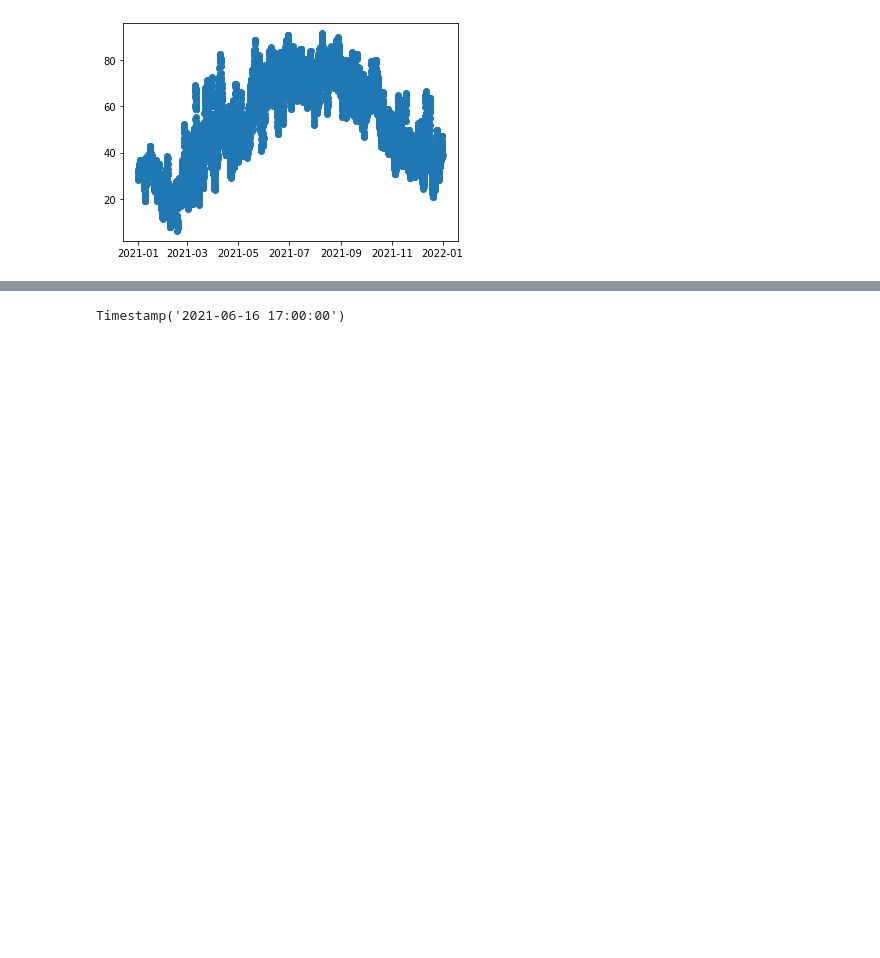
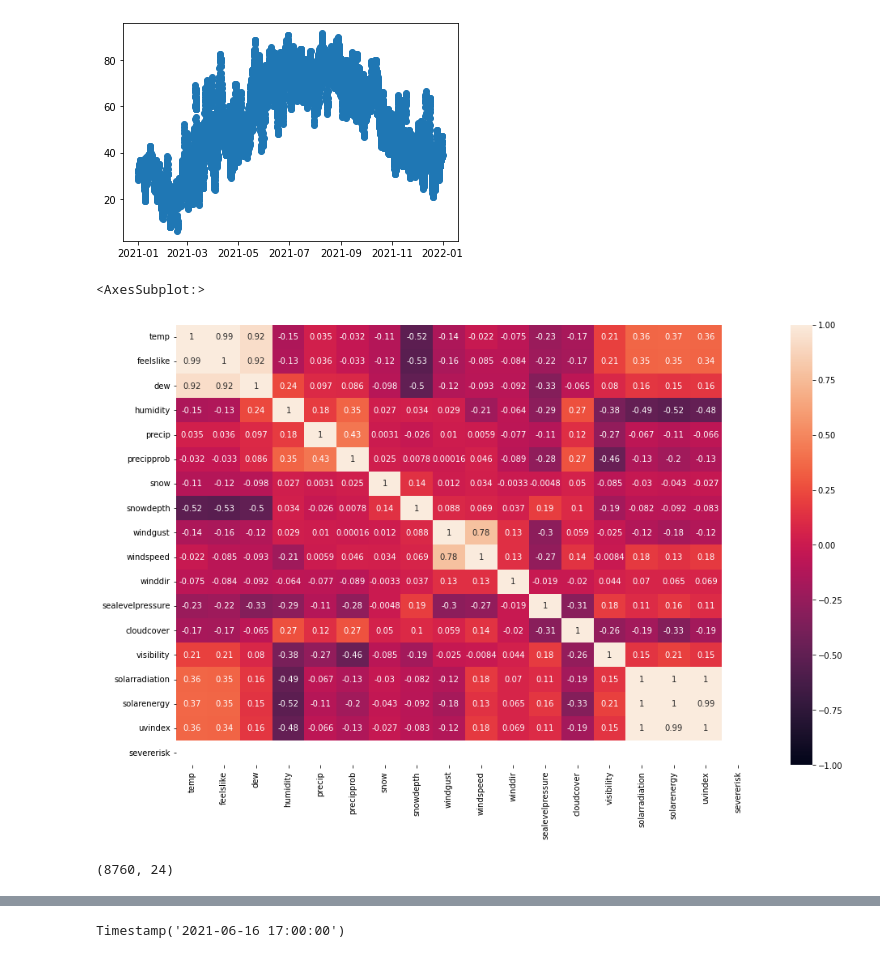
Before and after one commit to pieperpaula/MLProject, a Jupyter notebook: weather_exploration.ipynb, the cells around one changed output, grey strips where cells are left out. Cells and saved outputs as stored; diff of their text form; code cells hidden in the pictures; blank space fills up the shorter version.

```diff
--- a/weather_exploration.ipynb
+++ b/weather_exploration.ipynb
@@ -20,3 +20,13 @@ plt.scatter(weather_data["datetime"], weather_data["temp"])
 # %% [output]
 <matplotlib.collections.PathCollection at 0x...>
 [figure]
+# %%
+cor = weather_data.corr()
+# %%
+import seaborn as sns
+import matplotlib.pyplot as plt
+plt.figure(figsize = (16,10))
+sns.heatmap(cor, vmin = -1, vmax = 1, annot = True)
+# %% [output]
+<AxesSubplot:>
+[figure, added]
@@ -22,0 +35,4 @@ plt.scatter(weather_data["datetime"], weather_data["temp"])
+# %%
+weather_data.shape
+# %% [output]
+(8760, 24)
```
Also changed, not shown: parts of 17 cells of this notebook, 4 other files.
